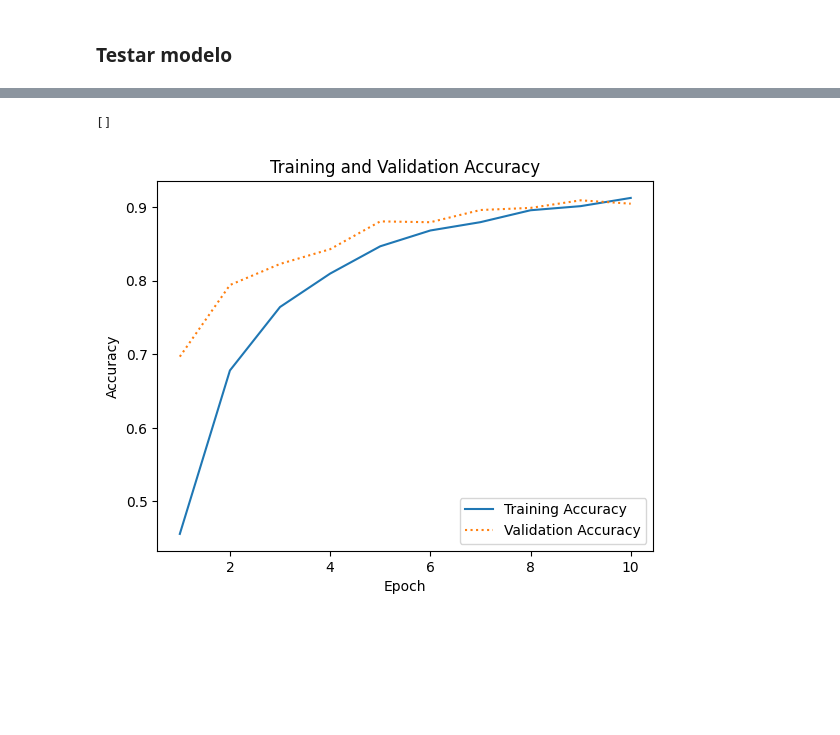
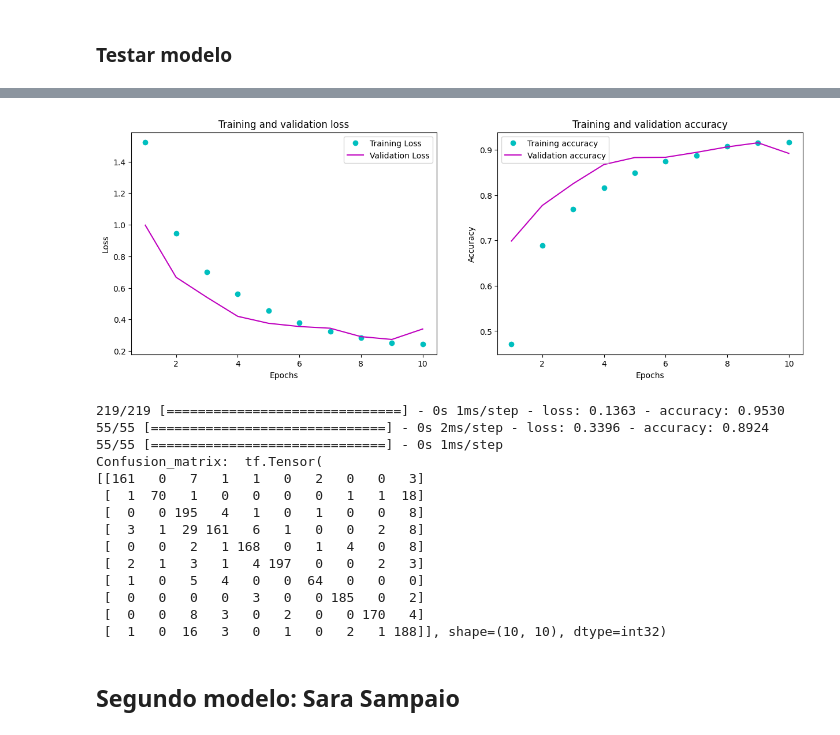
Before and after one commit to guilhermevaz8/deep-learning-classifiers-for-urban-sound-data, a Jupyter notebook: Modified_Project_Notebook.ipynb, the cells around one changed output, grey strips where cells are left out. Drawn from its saved outputs; the diff is of its cells as text; code cells hidden in the pictures; blank space fills up the shorter version.

Commit message:
Pre-processamento + 1modelo completo

```diff
--- a/Modified_Project_Notebook.ipynb
+++ b/Modified_Project_Notebook.ipynb
@@ -211,15 +275,0 @@ Epoch 3/10
-# %%
-acc = history.history['accuracy']
-val_acc = history.history['val_accuracy']
-epochs = range(1, len(acc) + 1)
-
-plt.plot(epochs, acc, '-', label='Training Accuracy')
-plt.plot(epochs, val_acc, ':', label='Validation Accuracy')
-plt.title('Training and Validation Accuracy')
-plt.xlabel('Epoch')
-plt.ylabel('Accuracy')
-plt.legend(loc='lower right')
-plt.plot()
-# %% [output]
-[]
-[figure, removed]
@@ -249 +276,48 @@ plt.show()
+# %%
+#Adapted from Deep Learning with Python by Francois Chollet, 2018
+history_dict = history.history
+
+loss_values=history_dict['loss']
+acc_values=history_dict['accuracy']
+val_loss_values = history_dict['val_loss']
+val_acc_values=history_dict['val_accuracy']
+epochs = range(1,11)
+fig,(ax1,ax2)=plt.subplots(1,2,figsize=(15,5))
+ax1.plot(epochs,loss_values,'co',label='Training Loss')
+ax1.plot(epochs,val_loss_values,'m', label='Validation Loss')
+ax1.set_title('Training and validation loss')
+ax1.set_xlabel('Epochs')
+ax1.set_ylabel('Loss')
+ax1.legend()
+ax2.plot(epochs,acc_values,'co', label='Training accuracy')
+ax2.plot(epochs,val_acc_values,'m',label='Validation accuracy')
+ax2.set_title('Training and validation accuracy')
+ax2.set_xlabel('Epochs')
+ax2.set_ylabel('Accuracy')
+ax2.legend()
+plt.show()
+# %% [output]
+[figure, added]
+# %%
+TrainLoss, Trainacc = model.evaluate(X_train,y_train_categorical)
+TestLoss, Testacc = model.evaluate(X_test, y_test_categorical)
+y_pred=model.predict(X_test)
+print('Confusion_matrix: ', tf.math.confusion_matrix(y_test, np.argmax(y_pred, axis = 1)))
+# %% [output]
+219/219 [==============================] - 0s 1ms/step - loss: 0.1363 - accuracy: 0.9530
+55/55 [==============================] - 0s 2ms/step - loss: 0.3396 - accuracy: 0.8924
+55/55 [==============================] - 0s 1ms/step
+Confusion_matrix:  tf.Tensor(
+[[161   0   7   1   1   0   2   0   0   3]
+ [  1  70   1   0   0   0   0   1   1  18]
+ [  0   0 195   4   1   0   1   0   0   8]
+ [  3   1  29 161   6   1   0   0   2   8]
+ [  0   0   2   1 168   0   1   4   0   8]
+ [  2   1   3   1   4 197   0   0   2   3]
+ [  1   0   5   4   0   0  64   0   0   0]
+ [  0   0   0   0   3   0   0 185   0   2]
+ [  0   0   8   3   0   2   0   0 170   4]
+ [  1   0  16   3   0   1   0   2   1 188]], shape=(10, 10), dtype=int32)
+# %% [markdown]
+## Segundo modelo: Sara Sampaio
 # %%
```
Also changed, not shown: parts of 9 cells of this notebook.
